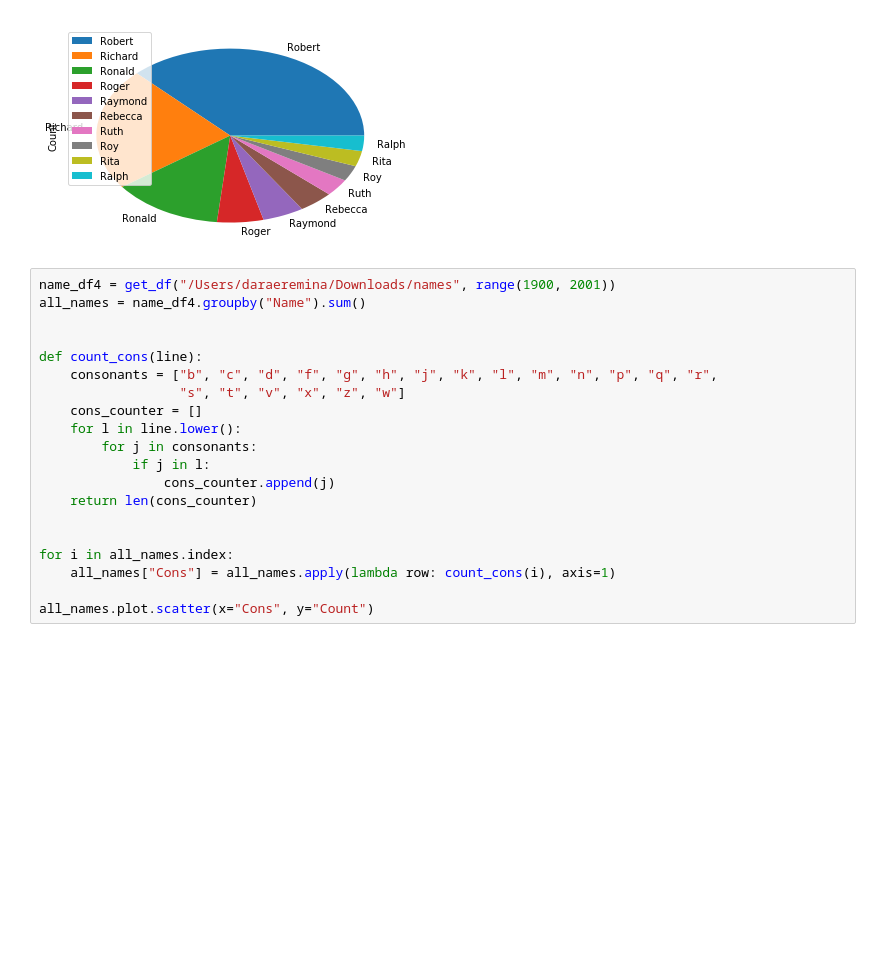
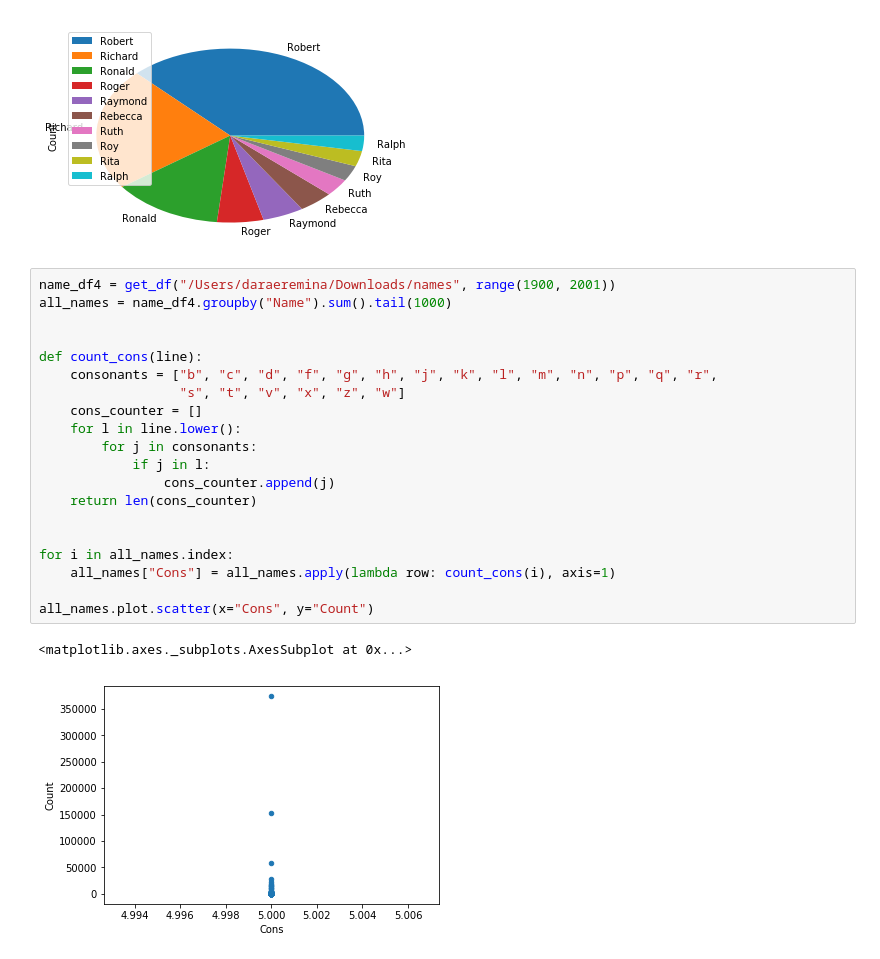
Before and after one commit to Diotisk/PY11_Netology, a Jupyter notebook: visual_data.ipynb, the cells around one changed output. Cells and saved outputs as stored; diff of their text form; blank space fills up the shorter version.

Commit message:
Updated visual_data

```diff
--- a/visual_data.ipynb
+++ b/visual_data.ipynb
@@ -52,21 +52,24 @@ top10.plot.pie(y="Count")
 [figure]
 # %%
 name_df4 = get_df("/Users/daraeremina/Downloads/names", range(1900, 2001))
-all_names = name_df4.groupby("Name").sum()
+all_names = name_df4.groupby("Name").sum().tail(1000)
 
 
 def count_cons(line):
     consonants = ["b", "c", "d", "f", "g", "h", "j", "k", "l", "m", "n", "p", "q", "r",
                   "s", "t", "v", "x", "z", "w"]
     cons_counter = []
     for l in line.lower():
         for j in consonants:
             if j in l:
                 cons_counter.append(j)
     return len(cons_counter)
 
 
 for i in all_names.index:
     all_names["Cons"] = all_names.apply(lambda row: count_cons(i), axis=1)
 
 all_names.plot.scatter(x="Cons", y="Count")
+# %% [output]
+<matplotlib.axes._subplots.AxesSubplot at 0x...>
+[figure, added]
```
